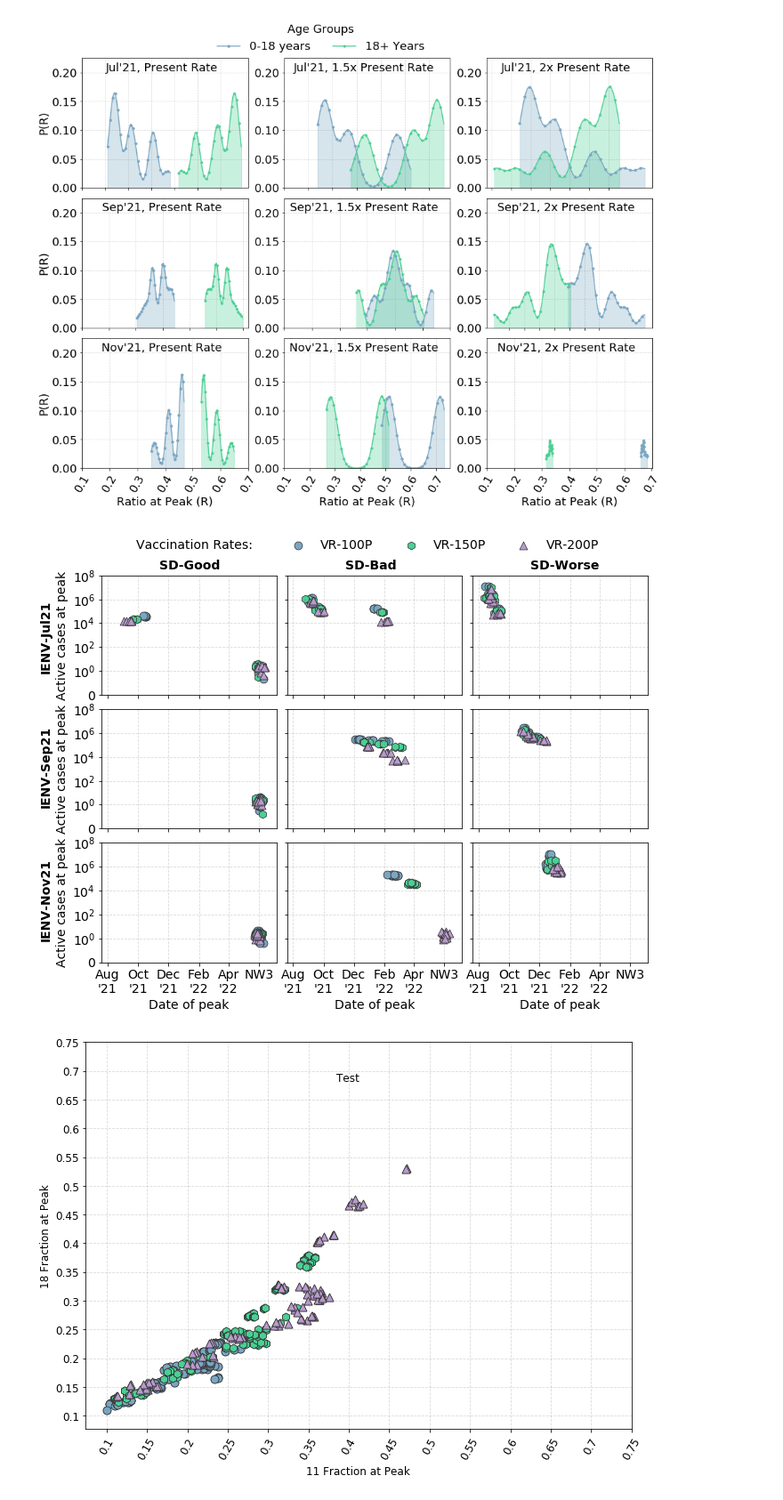
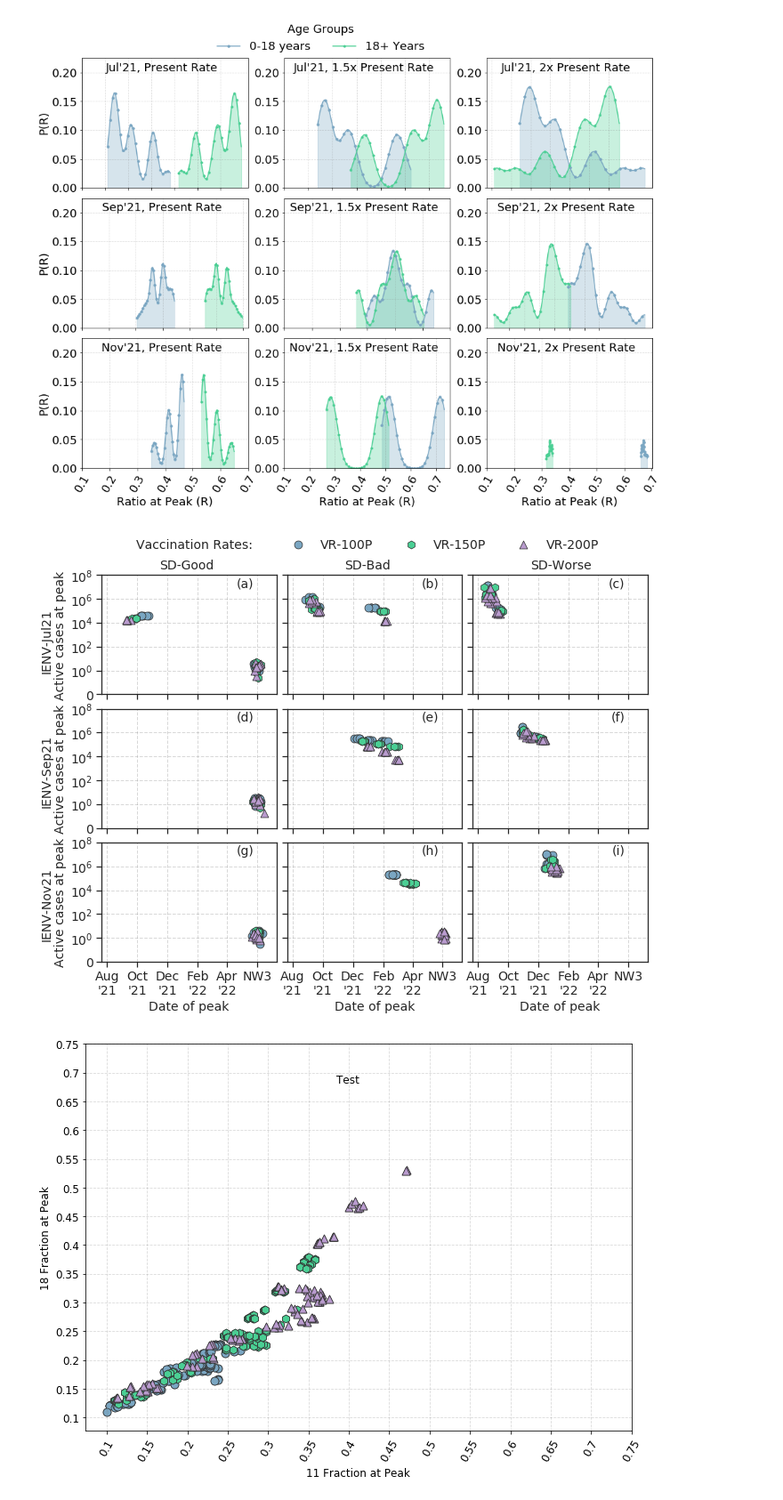
Before and after one commit to thivinanandh/covidPlotWave3, a Jupyter notebook: Divij_New.ipynb, the cells around one changed output. Shown at 89% size. Saved outputs shown, nothing was run; the diff lists cells and outputs as text; code cells hidden in the pictures.

```diff
--- a/Divij_New.ipynb
+++ b/Divij_New.ipynb
@@ -1310,6 +1310,8 @@ def SCATTER_plotter_Group(df_active,plotName):
     BackGroundColor = ["#ffffff","#ffffff","#ffffff","#ffffff"]
     JitterDate = 0.015
     JitterNum = 0.00000009
+    subfig=["(a)","(b)","(c)","(d)","(e)","(f)","(g)","(h)","(i)","(j)","(k)","(l)","(m)","(n)","(o)"]
+    sfg=0
         #LinePLotVals = np.empty(shape=(4,4,4,200))
     #LinePLotVals = np.empty(shape=(4,4,4,200))
     df_kde_Jitter=df_active.copy(deep=True)
@@ -1370,41 +1372,42 @@ def SCATTER_plotter_Group(df_active,plotName):
     #             ax.legend(..., ncol=2)
             ax[i,j].grid(b=True, which='major', color='grey', linestyle='--',alpha=0.3)
             ax[i,j].grid(b=True, which='minor', color='b', linestyle='--',alpha=0.5)
-
+            ax[i,j].text(.87,.9,subfig[sfg],horizontalalignment='right',transform=ax[i,j].transAxes,size=SIZE)
+            sfg+=1
             ## ABckground Color
             ax[i,j].set_facecolor(BackGroundColor[j]);
 
     ## Add the y labels in 1st Column
     for i in range(3):
         ax[i,0].set_ylabel("Active cases at peak")
-        ax[i,0].text(-.35,.2,KDPImm[i],transform=ax[i,0].transAxes,rotation=90, fontweight='bold')
+        ax[i,0].text(-.35,.2,KDPImm[i],transform=ax[i,0].transAxes,rotation=90)#, fontweight='bold')
 
 
     ## Add the x axis labels in last row
     for j in range(3):
         ax[2,j].set_xlabel("Date of peak")
-        ax[0,j].text(0.33, 1.05,KDP_lambda_Array[j],transform=ax[0,j].transAxes,fontweight='bold')
+        ax[0,j].text(0.33, 1.05,KDP_lambda_Array[j],transform=ax[0,j].transAxes)#,fontweight='bold')
 
 #     ax[2,3].set_xlabel("Date of peak")
 
     TitleHandle = [plt.plot([],marker="", ls="")[0]] # Canvas
     handles_new = TitleHandle + handles
     labels_new  = ["Vaccination Rates:  "] + labels
 
 
 
     plt.legend(handles_new, labels_new, loc='upper center',title='',ncol=4,bbox_to_anchor=(-0.7,3.64),frameon=False)
     plt.subplots_adjust(wspace=0.06, hspace=0.12)
 
-    name = "Scatter"
+    name = "Final_Scatter"
     name = name + "_" + plotName
-    plt.savefig(name + ".png",dpi=300,bbox_inches='tight')
+    plt.savefig(name + ".png",dpi=600,bbox_inches='tight')
 
     plt.show()
 
 SCATTER_plotter_Group(df_active,"TotalActive_Group")
 # %% [output]
-[figure, old version]
+[figure, new version]
 # %%
 ###--- PLOTTER ----     ####
 ### @@ AgeWise GROUP SCATTER PLOTTER    ###
```
Also changed, not shown: parts of 5 cells of this notebook, 1 other file.
